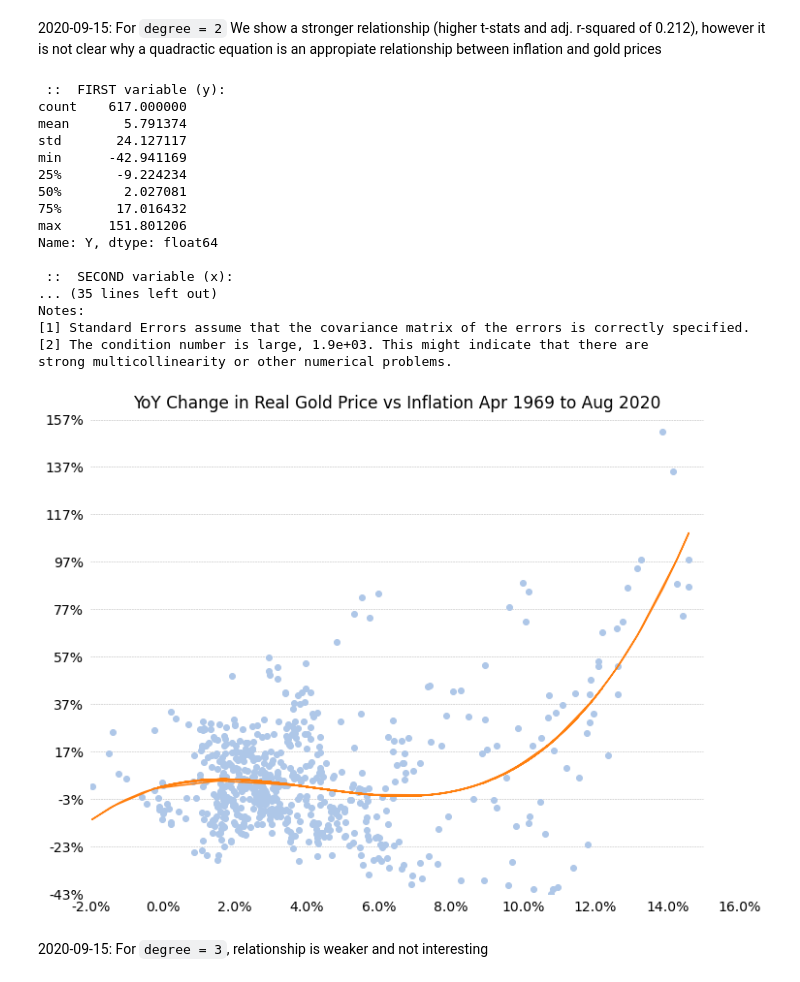
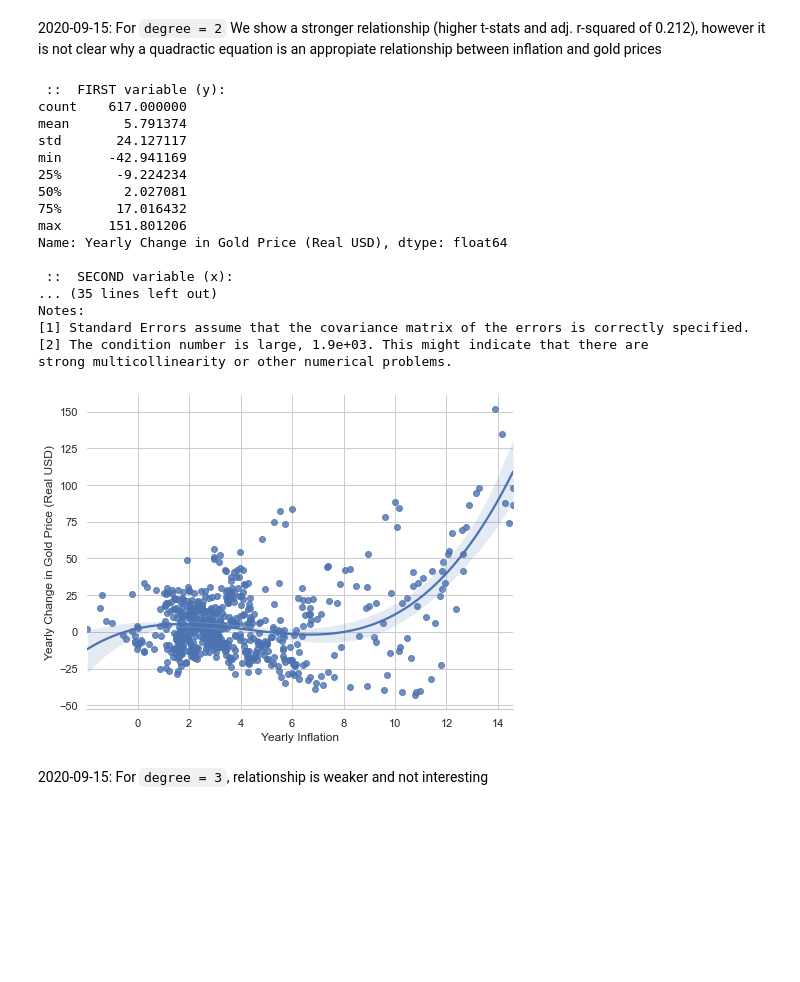
Before and after one commit to qwertytam/Yilgarn, a Jupyter notebook: nb/usdi-xau.ipynb, the cells around one changed output. Cells and saved outputs as stored; diff of their text form; code cells hidden in the pictures; blank space fills up the shorter version.

Commit message:
Added cluster analysis; switched to seaborn for pretty charts

```diff
--- a/nb/usdi-xau.ipynb
+++ b/nb/usdi-xau.ipynb
@@ -200,14 +131,14 @@ def plotfn(x, y, poly1d_fn, title: str=''):
 # %%
-def defnmodel(x, y, degree: int=1):
+def defnmodel(data: pd.core.frame.DataFrame, degree: int=1):
     """Defines a polynomial model for data x and y of order degree using
     ordinary least squares regression based
 
     Parameters
     ----------
-    x : panda series
-        x axis data
-    y : panda series
-        y axis data
+    data : panda DataFrame
+        Panda data frame containing the data, m rows by 2 columns with the
+        first column containing the indepedent variable (i.e. x) and the second
+        column containing the dependent variable (i.e. y)
     degree : int, optional
         the polynomial degree definition e.g. 2 for a quadractic polynomial
 
@@ -224,13 +155,14 @@ def defnmodel(x, y, degree: int=1):
     polyFeatures = PolynomialFeatures(degree) # Define the polynomial
 
     # Reshape data from 1 by n to n by 1
-    xarray = np.array(x)
+    xarray = np.array(data.iloc[:, 0])
     xarray = xarray[:, np.newaxis]
 
     # Calculate polynomials for x
     xp = polyFeatures.fit_transform(xarray)
+
     # Reshape y from 1 by n to n by 1
-    yarray = np.array(y)
+    yarray = np.array(data.iloc[:, 1])
     yarray = yarray[:, np.newaxis]
 
     # Calculate the model and predictions
@@ -245,14 +177,14 @@ def defnmodel(x, y, degree: int=1):
 # %%
-def displayresults(x, y, degree: int=1, title: str=''):
+def displayresults(data: pd.core.frame.DataFrame, degree: int=1, title: str=''):
     """Displays summary statistics, regression results, and plot of data
     versus polynomial model
 
     Parameters
     ----------
-    x : panda series
-        x axis data
-    y : panda series
-        y axis data
+    data : panda DataFrame
+        Panda data frame containing the data, m rows by 2 columns with the
+        first column containing the indepedent variable (i.e. x) and the second
+        column containing the dependent variable (i.e. y)
     degree : int, optional
         the polynomial degree definition e.g. 2 for a quadractic polynomial
     title : str, optional
@@ -262,13 +194,12 @@ def displayresults(x, y, degree: int=1, title: str=''):
     -------
     Null
     """
-    # Display the summary stats and chart
-    xp, model, poly1d_fn = defnmodel(x, y, degree)
+    xp, model, poly1d_fn = defnmodel(data, degree)
     print(" ::  FIRST variable (y):")
-    print(y.describe(), '\n')
+    print(data.iloc[:, 1].describe(), '\n')
     print(" ::  SECOND variable (x):")
-    print(x.describe(), '\n')
+    print(data.iloc[:, 0].describe(), '\n')
     print(model.summary())
-    plotfn(x, y, poly1d_fn, title)
+    sns_plotfn(data, degree, title)
     return
 # %% [markdown]
@@ -391,11 +324,13 @@ startapc = max(fe.head(gold_usdrl_apc, 1).index[0], fe.head(inf_apc, 1).index[0]
 endapc = min(fe.tail(gold_usdrl_apc, 1).index[0], fe.tail(inf_apc, 1).index[0])
 # %%
 # Show same analysis as above
-x = inf_apc['Y'][startapc:endapc]
-y = gold_usdrl_apc['Y'][startapc:endapc]
+yoy_rpc = pd.concat([inf_apc[startapc:endapc],
+                     gold_usdrl_apc[startapc:endapc]], axis=1)
+yoy_rpc.columns = ['Yearly Inflation', 'Yearly Change in Gold Price (Real USD)']
+data = yoy_rpc
 title = 'YoY Change in Real Gold Price vs Inflation {} to {}'
 title = title.format(startapc.strftime("%b %Y"), endapc.strftime("%b %Y"))
-displayresults(x, y, 1, title)
+displayresults(data, 1, title)
 # %% [output]
  ::  FIRST variable (y):
 count    617.000000
@@ -458,26 +391,26 @@ Notes:
 and adj. r-squared of 0.212), however it is not clear why a quadractic
 equation is an appropiate relationship between inflation and gold prices
 # %%
-displayresults(x, y, 3, title)
+displayresults(data, 3, title)
 # %% [output]
  ::  FIRST variable (y):
 count    617.000000
 mean       5.791374
 std       24.127117
 min      -42.941169
 25%       -9.224234
 50%        2.027081
 75%       17.016432
 max      151.801206
-Name: Y, dtype: float64
+Name: Yearly Change in Gold Price (Real USD), dtype: float64
 
  ::  SECOND variable (x):
 ... (35 lines left out)
 Notes:
 [1] Standard Errors assume that the covariance matrix of the errors is correctly specified.
 [2] The condition number is large, 1.9e+03. This might indicate that there are
 strong multicollinearity or other numerical problems.
-[figure, old version]
+[figure, new version]
 # %% [markdown]
 2020-09-15: For `degree = 3`, relationship is weaker and not interesting
 # %%
```
Also changed, not shown: parts of 48 cells of this notebook, 1 other file.
